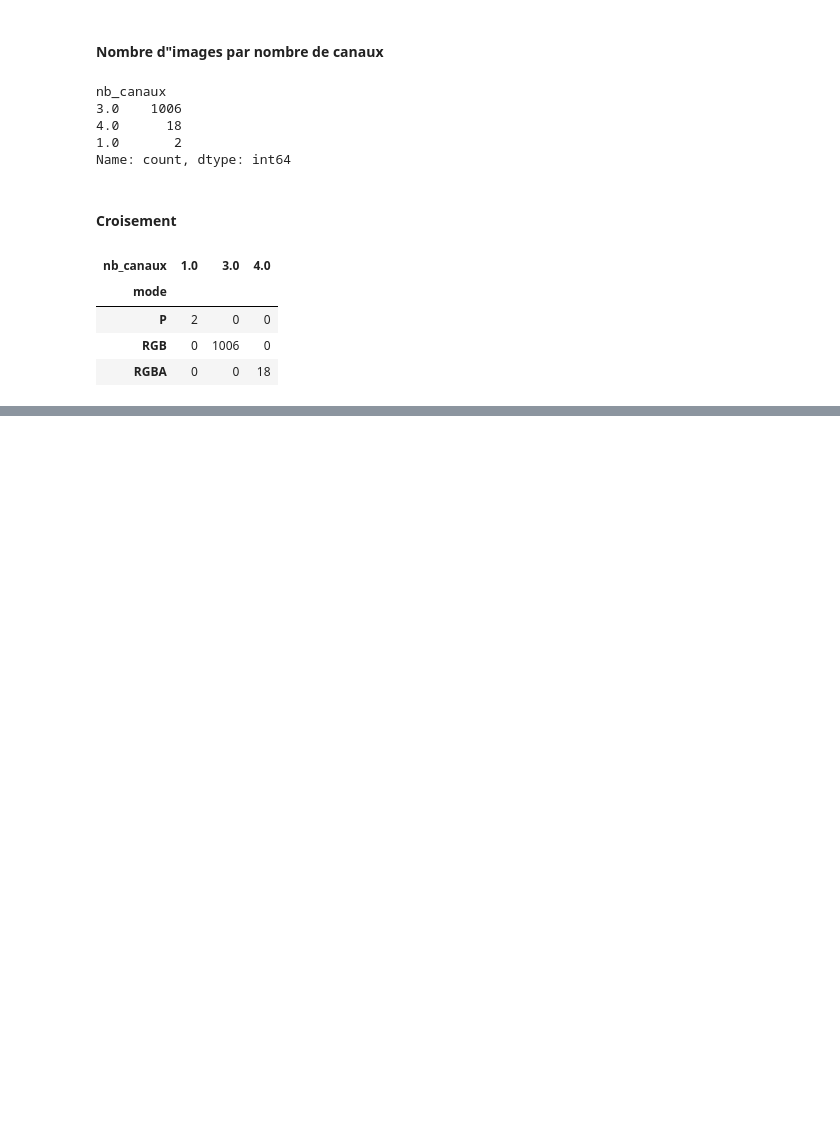
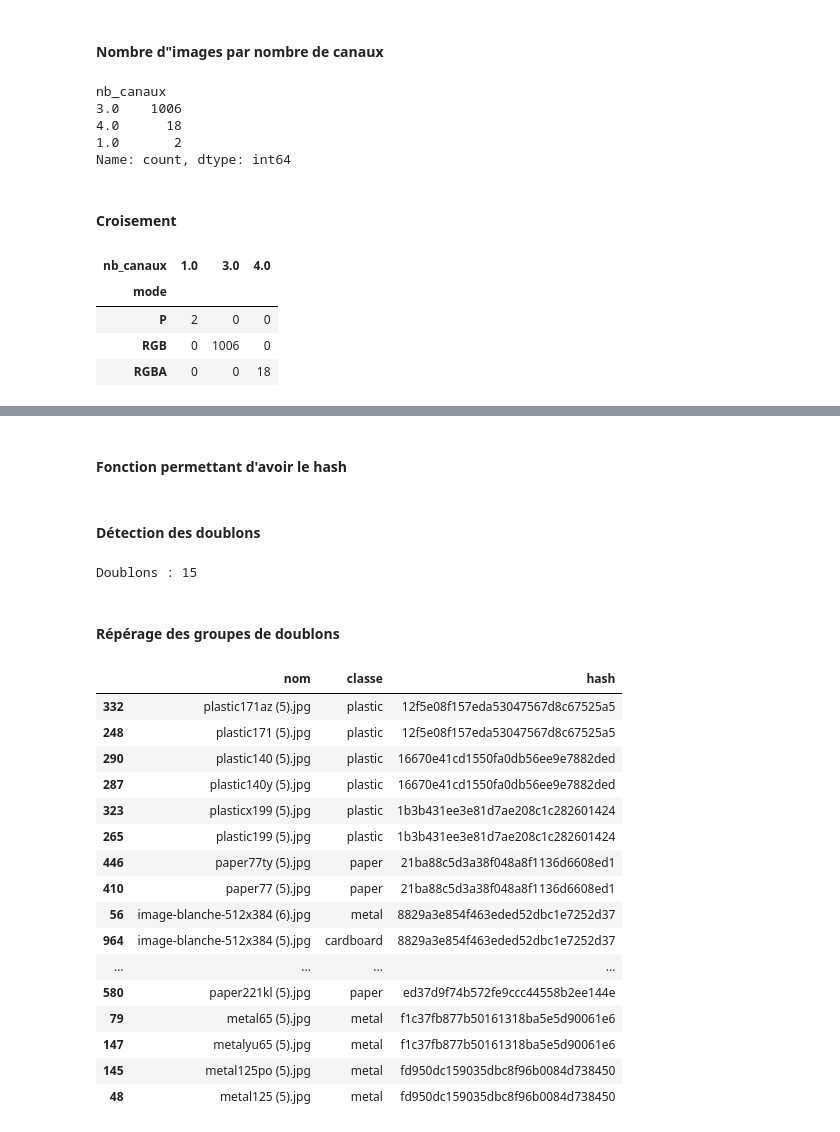
Before and after one commit to sinendoye/atelier_prepa_donnees_images, a Jupyter notebook: notebooks/atelier_prepa_donnees_images.ipynb, the cells around one changed output, grey strips where cells are left out. Cells and saved outputs as stored; diff of their text form; code cells hidden in the pictures; blank space fills up the shorter version.

Commit message:
Partie 6: Détection des doublons

```diff
--- a/notebooks/atelier_prepa_donnees_images.ipynb
+++ b/notebooks/atelier_prepa_donnees_images.ipynb
@@ -262,0 +272,47 @@ pd.crosstab(df_ok["mode"], df_ok["nb_canaux"])
+# %% [markdown]
+#### Fonction permettant d'avoir le hash
+# %%
+import hashlib
+
+def calculer_hash(chemin):
+    try:
+        with Image.open(chemin) as img:
+            contenu = img.convert("RGB").tobytes() + str(img.size).encode()
+            return hashlib.md5(contenu).hexdigest()
+    except Exception:
+        return None
+# %% [markdown]
+#### Détection des doublons
+# %%
+df["hash"] = [
+    calculer_hash(RAW_DIR / classe / nom)
+    for classe, nom in zip(df["classe"], df["nom"])
+]
+df["doublon"] = df["hash"].notna() & df.duplicated(subset="hash", keep="first")
+
+print("Doublons :", df["doublon"].sum())
+# %% [output]
+Doublons : 15
+# %% [markdown]
+#### Répérage des groupes de doublons
+# %%
+groupes = df[df["hash"].notna() & df.duplicated(subset="hash", keep=False)]
+groupes.sort_values("hash")[["nom", "classe", "hash"]]
+# %% [output]
+|  | nom | classe | hash |
+| 332 | plastic171az (5).jpg | plastic | 12f5e08f157eda53047567d8c67525a5 |
+| 248 | plastic171 (5).jpg | plastic | 12f5e08f157eda53047567d8c67525a5 |
+| 290 | plastic140 (5).jpg | plastic | 16670e41cd1550fa0db56ee9e7882ded |
+| 287 | plastic140y (5).jpg | plastic | 16670e41cd1550fa0db56ee9e7882ded |
+| 323 | plasticx199 (5).jpg | plastic | 1b3b431ee3e81d7ae208c1c282601424 |
+| 265 | plastic199 (5).jpg | plastic | 1b3b431ee3e81d7ae208c1c282601424 |
+| 446 | paper77ty (5).jpg | paper | 21ba88c5d3a38f048a8f1136d6608ed1 |
+| 410 | paper77 (5).jpg | paper | 21ba88c5d3a38f048a8f1136d6608ed1 |
+| 56 | image-blanche-512x384 (6).jpg | metal | 8829a3e854f463eded52dbc1e7252d37 |
+| 964 | image-blanche-512x384 (5).jpg | cardboard | 8829a3e854f463eded52dbc1e7252d37 |
+| ... | ... | ... | ... |
+| 580 | paper221kl (5).jpg | paper | ed37d9f74b572fe9ccc44558b2ee144e |
+| 79 | metal65 (5).jpg | metal | f1c37fb877b50161318ba5e5d90061e6 |
+| 147 | metalyu65 (5).jpg | metal | f1c37fb877b50161318ba5e5d90061e6 |
+| 145 | metal125po (5).jpg | metal | fd950dc159035dbc8f96b0084d738450 |
+| 48 | metal125 (5).jpg | metal | fd950dc159035dbc8f96b0084d738450 |
```
Also changed, not shown: parts of 3 cells of this notebook.
